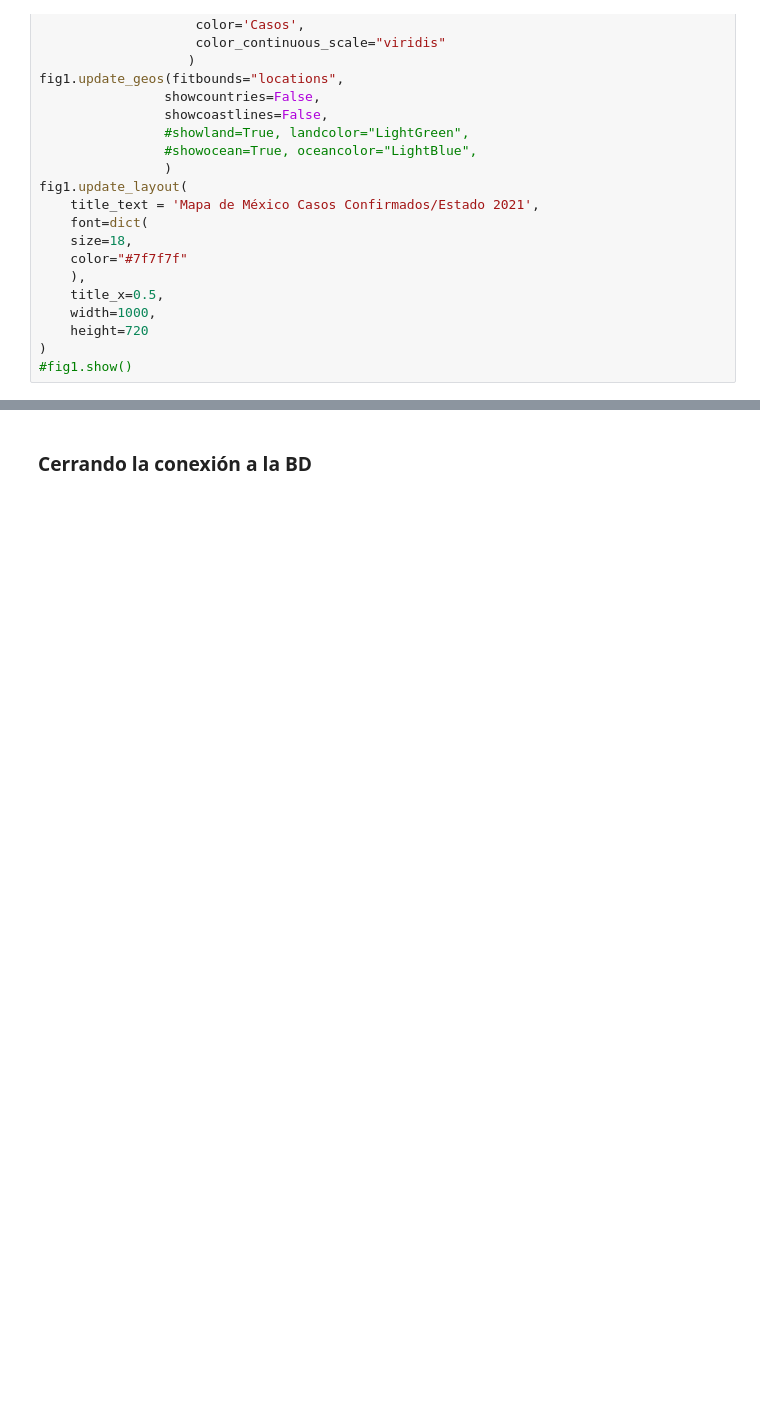
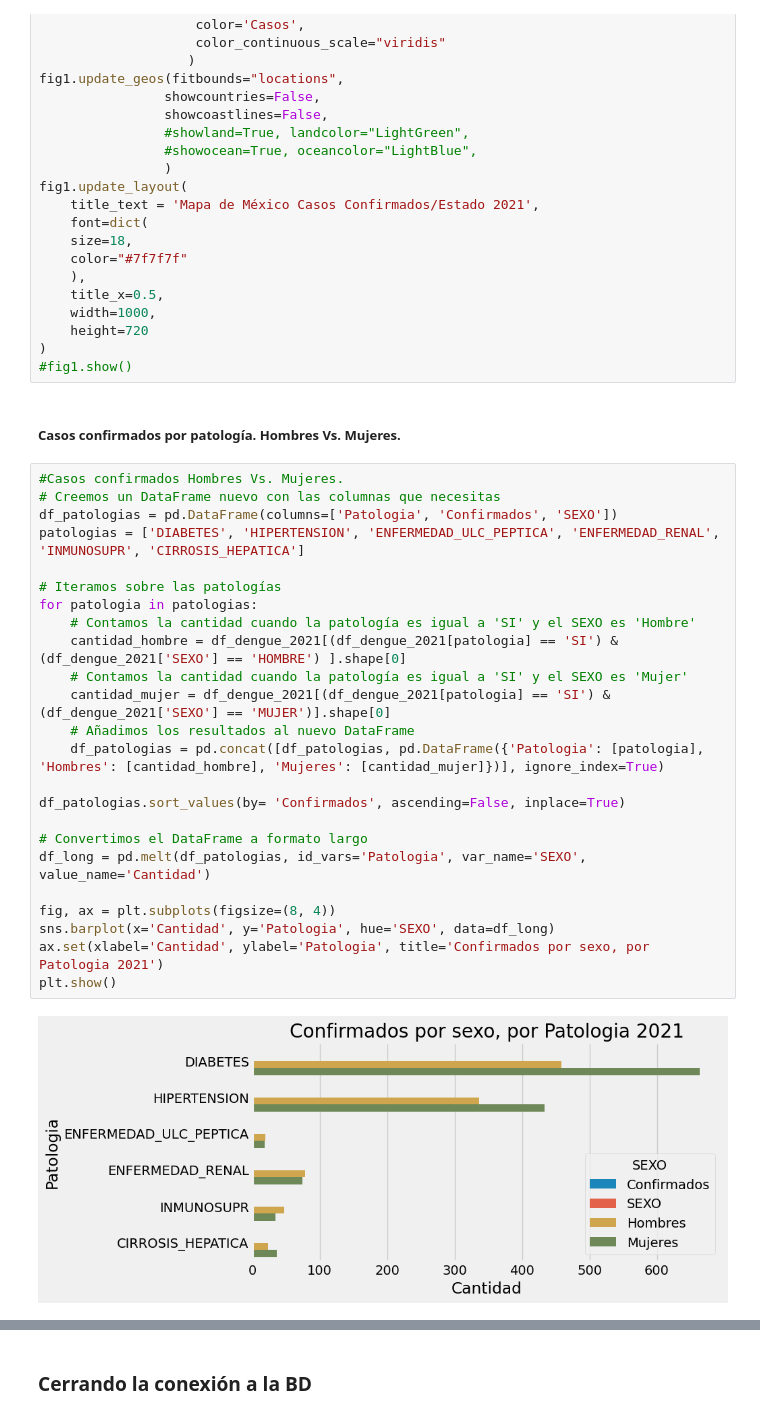
Before and after one commit to ProyectosMCD/Dengue, a Jupyter notebook: hallazgos_dengue.ipynb, the cells around one changed output, grey strips where cells are left out. Saved outputs shown, nothing was run; the diff lists cells and outputs as text; blank space fills up the shorter version.

```diff
--- a/hallazgos_dengue.ipynb
+++ b/hallazgos_dengue.ipynb
@@ -528,3 +558,31 @@ fig1.update_layout(
     height=720
 )
 #fig1.show()
+# %% [markdown]
+##### Casos confirmados por patología. Hombres Vs. Mujeres.
+# %%
+#Casos confirmados Hombres Vs. Mujeres.
+# Creemos un DataFrame nuevo con las columnas que necesitas
+df_patologias = pd.DataFrame(columns=['Patologia', 'Confirmados', 'SEXO'])
+patologias = ['DIABETES', 'HIPERTENSION', 'ENFERMEDAD_ULC_PEPTICA', 'ENFERMEDAD_RENAL', 'INMUNOSUPR', 'CIRROSIS_HEPATICA']
+
+# Iteramos sobre las patologías
+for patologia in patologias:
+    # Contamos la cantidad cuando la patología es igual a 'SI' y el SEXO es 'Hombre'
+    cantidad_hombre = df_dengue_2021[(df_dengue_2021[patologia] == 'SI') & (df_dengue_2021['SEXO'] == 'HOMBRE') ].shape[0]
+    # Contamos la cantidad cuando la patología es igual a 'SI' y el SEXO es 'Mujer'
+    cantidad_mujer = df_dengue_2021[(df_dengue_2021[patologia] == 'SI') & (df_dengue_2021['SEXO'] == 'MUJER')].shape[0]
+    # Añadimos los resultados al nuevo DataFrame
+    df_patologias = pd.concat([df_patologias, pd.DataFrame({'Patologia': [patologia], 'Hombres': [cantidad_hombre], 'Mujeres': [cantidad_mujer]})], ignore_index=True)
+
+df_patologias.sort_values(by= 'Confirmados', ascending=False, inplace=True)
+
+# Convertimos el DataFrame a formato largo
+df_long = pd.melt(df_patologias, id_vars='Patologia', var_name='SEXO', value_name='Cantidad')
+
+fig, ax = plt.subplots(figsize=(8, 4))
+sns.barplot(x='Cantidad', y='Patologia', hue='SEXO', data=df_long)
+ax.set(xlabel='Cantidad', ylabel='Patologia', title='Confirmados por sexo, por Patologia 2021')
+plt.show()
+# %% [output]
+[figure, added]
```
Also changed, not shown: parts of 5 cells of this notebook.
